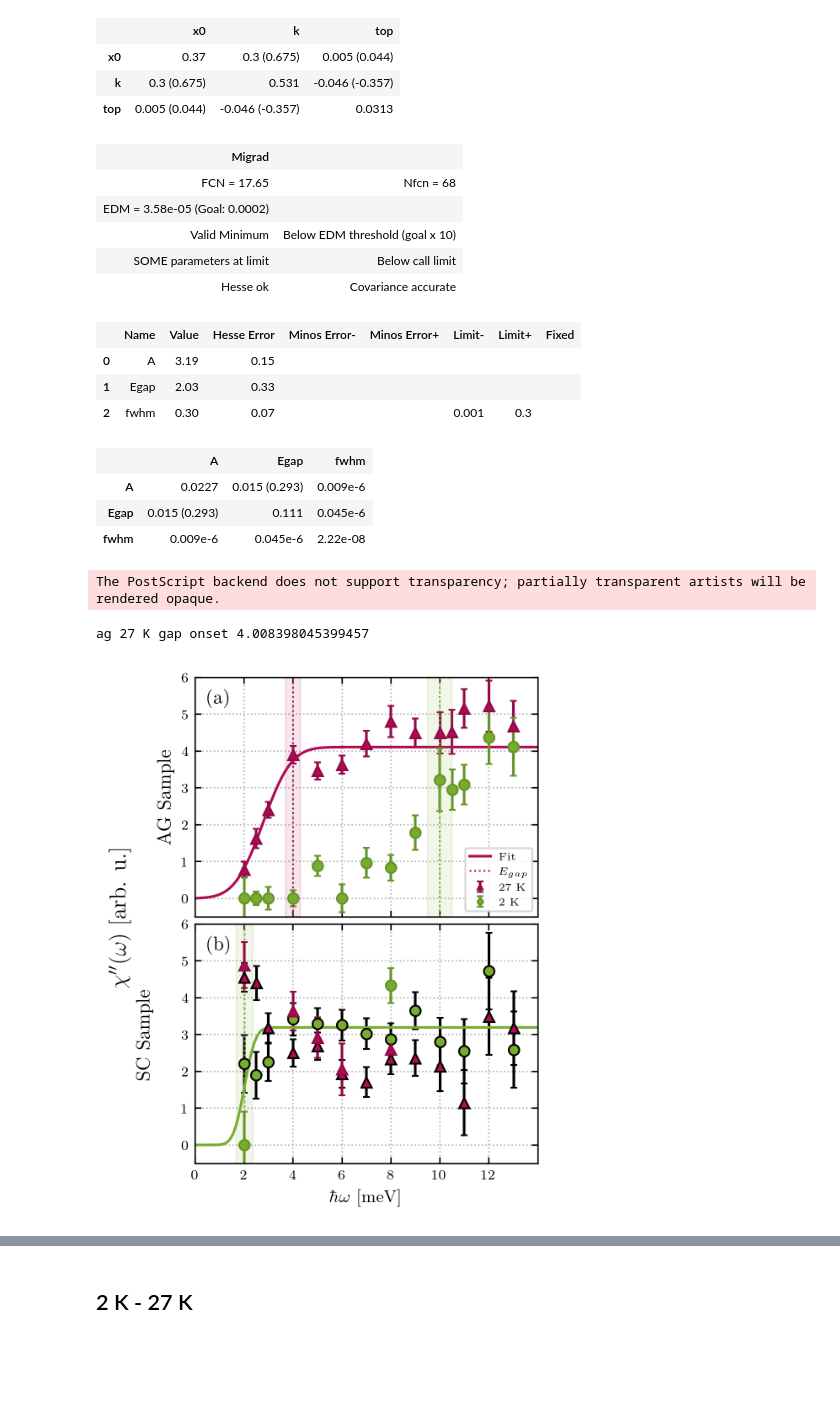
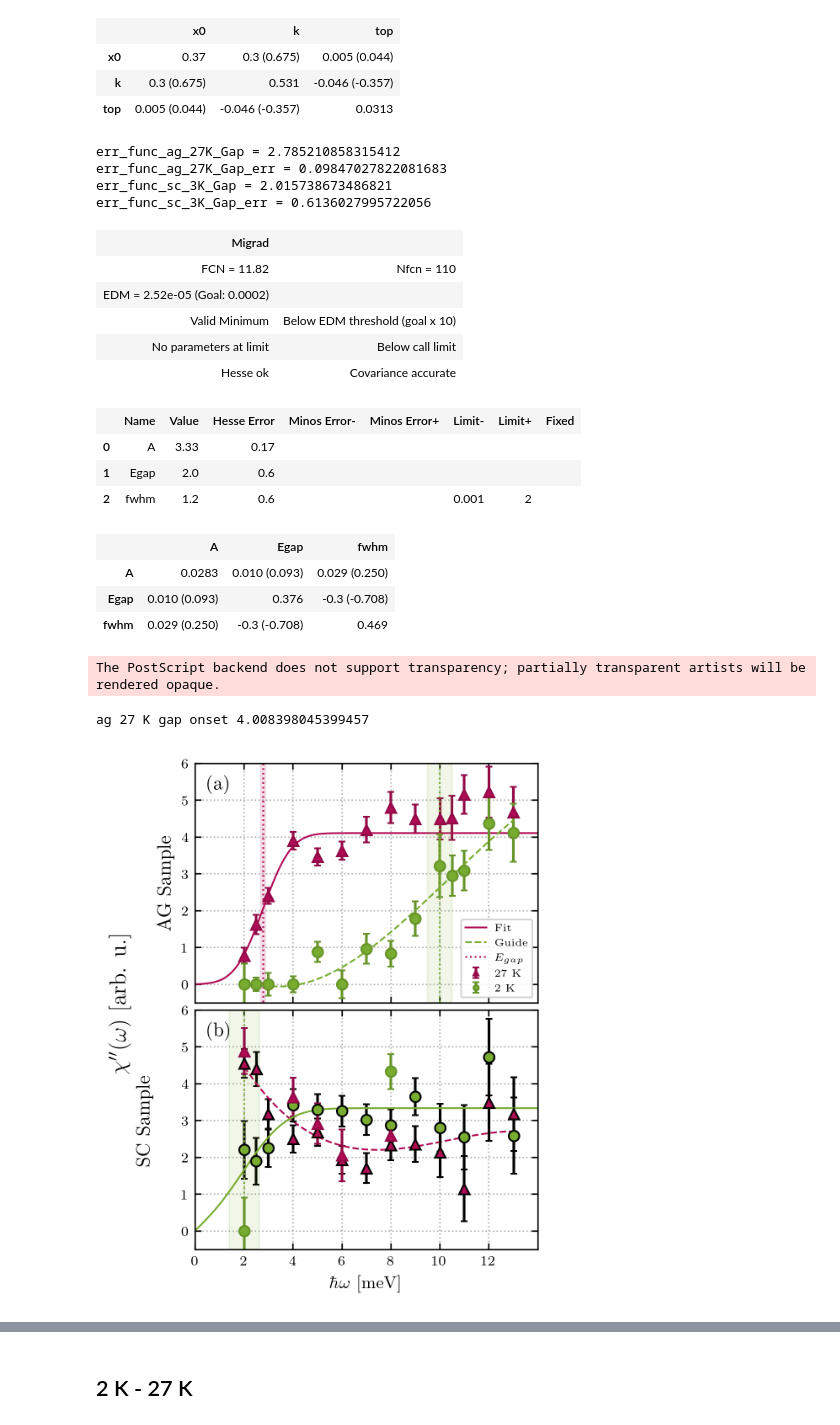
Before and after one commit to KristineKrighaar/NCCO_Article_Code, a Jupyter notebook: DataAnalysis_IN20_CHI.ipynb, the cells around one changed output, grey strips where cells are left out. Saved outputs shown, nothing was run; the diff lists cells and outputs as text; code cells hidden in the pictures; blank space fills up the shorter version.

Commit message:
Chi plots refitted and figures updated

```diff
--- a/DataAnalysis_IN20_CHI.ipynb
+++ b/DataAnalysis_IN20_CHI.ipynb
@@ -1373,28 +1452,37 @@ erfit_ag_27K = fit(EN_ag_27K, A_ag_27K, A_err_ag_27K, erf_model, errf_geuss_ag,
 
 errf_geuss_sc = {'Egap': 2, 'fwhm':0.2, 'A':3.2}
 #errf_fix = {'bottom':True}
-errf_lim_sc = {'fwhm':(0.001,0.3)}
+errf_lim_sc = {'fwhm':(0.001,2)}
 
 erfit_sc_3K = fit(EN_sc_p3_2K_all, sc_2K_all, sc_2K_err_all, erf_model, errf_geuss_sc, limits=errf_lim_sc)
 
+print('err_func_ag_27K_Gap =', erfit_ag_27K.values['Egap'])
+print('err_func_ag_27K_Gap_err =', erfit_ag_27K.errors['Egap'])
+
+print('err_func_sc_3K_Gap =', erfit_sc_3K.values['Egap'])
+print('err_func_sc_3K_Gap_err =', erfit_sc_3K.errors['Egap'])
 
 erfit_ag_27K.hesse()
 erfit_sc_3K.hesse()
 # %% [output]
+err_func_ag_27K_Gap = 2.785210858315412
+err_func_ag_27K_Gap_err = 0.09847027822081683
+err_func_sc_3K_Gap = 2.015738673486821
+err_func_sc_3K_Gap_err = 0.6136027995722056
 | Migrad |  |
-| FCN = 17.65 | Nfcn = 68 |
-| EDM = 3.58e-05 (Goal: 0.0002) |  |
+| FCN = 11.82 | Nfcn = 110 |
+| EDM = 2.52e-05 (Goal: 0.0002) |  |
 | Valid Minimum | Below EDM threshold (goal x 10) |
-| SOME parameters at limit | Below call limit |
+| No parameters at limit | Below call limit |
 | Hesse ok | Covariance accurate |
 |  | Name | Value | Hesse Error | Minos Error- | Minos Error+ | Limit- | Limit+ | Fixed |
-| 0 | A | 3.19 | 0.15 |  |  |  |  |  |
-| 1 | Egap | 2.03 | 0.33 |  |  |  |  |  |
-| 2 | fwhm | 0.30 | 0.07 |  |  | 0.001 | 0.3 |  |
+| 0 | A | 3.33 | 0.17 |  |  |  |  |  |
+| 1 | Egap | 2.0 | 0.6 |  |  |  |  |  |
+| 2 | fwhm | 1.2 | 0.6 |  |  | 0.001 | 2 |  |
 |  | A | Egap | fwhm |
-| A | 0.0227 | 0.015 (0.293) | 0.009e-6 |
-| Egap | 0.015 (0.293) | 0.111 | 0.045e-6 |
-| fwhm | 0.009e-6 | 0.045e-6 | 2.22e-08 |
+| A | 0.0283 | 0.010 (0.093) | 0.029 (0.250) |
+| Egap | 0.010 (0.093) | 0.376 | -0.3 (-0.708) |
+| fwhm | 0.029 (0.250) | -0.3 (-0.708) | 0.469 |
 # %%
 fig, ax = plt.subplots(2, 1, figsize=(3.5, 5))
 fig.subplots_adjust(hspace=0.03, wspace=0.05)
@@ -1405,26 +1493,23 @@ find_m = 0.04
 
 x_energy_ag_27K = np.linspace(min(EN_ag_27K),max(EN_ag_27K),100)
 
-x_energy_fit= np.linspace(0,14,100)
+x_energy_fit= np.linspace(0,14,200)
 
 ax[1].grid(linestyle='dotted')
 ax[0].errorbar(EN_ag_27K, np.asarray(A_ag_27K), capsize=2, yerr=np.asarray(A_err_ag_27K), fmt='^', label='27 K', color='#B00B55', ecolor='#910946', mew=1, markeredgecolor='#910946')
-#ax[0].plot(x_energy_ag_27K, HO(x_energy_ag_27K, *HO_fit_ag_27Kmm.values), '--', color='#B00B55', linewidth=1)
-#ax[0].plot(x_energy_ag_27K, HOmm(x_energy_ag_27K, *HO_fit_ag_27Kmm.values), '--', color='#B00B55', linewidth=1)
 
-ax[0].plot(x_energy_fit,  erf_model(x_energy_fit, erfit_ag_27K.values['A'],erfit_ag_27K.values['Egap'], erfit_ag_27K.values['fwhm']), '-', color='#B00B55', label='Fit')
-#ax[0].plot(x_energy_ag_27K, sigmoid(x_energy_ag_27K, guess_sigmoid_ag['x0'], guess_sigmoid_ag['k'], guess_sigmoid_ag['top']), '--', color="#ff00d4")
+ax[0].plot(x_energy_fit,  erf_model(x_energy_fit, erfit_ag_27K.values['A'],erfit_ag_27K.values['Egap'], erfit_ag_27K.values['fwhm']), '-', color='#B00B55', linewidth=1, label='Fit')
 
 #ax[0].plot(np.linspace(7,13,100), np.ones(100)*0.74493, '--', color='#B00B55', linewidth=1)
 
 ax[0].errorbar(EN_ag_2K, np.asarray(A_ag_2K), capsize=2, yerr=np.asarray(A_err_ag_2K), fmt='o', label='2 K', color='#77AC30', ecolor='#669428', mew=1, markeredgecolor='#669428')
-#ax[0].plot(x_energy_ag_2K, spliney_A_ag_2K*10**(3), '--', color='#77AC30', linewidth=1)
+ax[0].plot(x_energy_ag_2K, spliney_A_ag_2K, '--', color='#77AC30', linewidth=1, label='Guide')
 ax[0].grid(linestyle='dotted')
 ax[0].set_xticks([2, 4, 6, 8, 10, 12])
 #ax[0].set_yticks([0, 0.25, 0.5, 0.75, 1.0])
 ax[0].text(0.5, 5.3, r"(a)", fontsize=11, color="black")
-ax[0].plot(np.ones(100)*x_cross_ag, np.linspace(-1, 6, 100), linestyle='dotted', color='#B00B55', linewidth=1, label='$E_{gap}$')
-ax[0].fill_betweenx(y=[-0.5, 6], x1=x_cross_ag-x_cross_ag_err, x2=x_cross_ag+x_cross_ag_err,
+ax[0].plot(np.ones(100)*erfit_ag_27K.values['Egap'], np.linspace(-1, 6, 100), linestyle='dotted', color='#B00B55', linewidth=1, label='$E_{gap}$')
+ax[0].fill_betweenx(y=[-0.5, 6], x1=erfit_ag_27K.values['Egap']-erfit_ag_27K.errors['Egap'], x2=erfit_ag_27K.values['Egap']+erfit_ag_27K.errors['Egap'],
                  color="#B00B55", alpha=0.1, zorder=2)
 
 ax[0].plot(np.ones(100)*10, np.linspace(-1, 6, 100), linestyle='dotted', color='#77AC30', linewidth=1)
@@ -1437,7 +1522,7 @@ ax[0].legend(fontsize=6, markerscale=0.5, loc='lower right')
 #ax[0].axvspan(0, 0.4, color='grey', alpha=0.3)  # Slightly transparent grey box
 
 ax[1].errorbar(EN_sc_p3_27K, np.asarray(sc_p3_area_27K), capsize=2, yerr=np.asarray(sc_p3_area_err_27K), fmt='^', color='#B00B55', ecolor='k', mew=1, markeredgecolor='k')
-#ax[1].plot(x_energy_sc_27K, spliney_A_sc_27K*10**(3), '--', color='#B00B55', linewidth=1)
+ax[1].plot(x_energy_sc_27K, spliney_A_sc_27K, '--', color='#B00B55', linewidth=1)
 
 
 ax[1].errorbar(EN_sc_p3_2K, np.asarray(sc_p3_area_2K), capsize=2, yerr=np.asarray(sc_p3_area_err_2K), fmt='o', color='#77AC30', ecolor='k', mew=1, markeredgecolor='k')
@@ -1448,35 +1533,35 @@ ax[1].fill_betweenx(y=[-1, 6], x1=erfit_sc_3K.values['Egap']-erfit_sc_3K.errors[
 
 ax[1].errorbar(EN_sc_27K, np.asarray(A_sc_27K), yerr=np.asarray(A_err_sc_27K), capsize=2, fmt='^', markerfacecolor='#B00B55', ecolor='#910946', mew=1, markeredgecolor='#910946')
 ax[1].errorbar(EN_sc_2K, np.asarray(A_sc_2K), yerr=np.asarray(A_err_sc_2K), capsize=2, fmt='o', markerfacecolor='#77AC30',  ecolor='#669428', mew=1, markeredgecolor='#669428')
 
-ax[1].plot(x_energy_fit, erf_model(x_energy_fit, *erfit_sc_3K.values), '-', color='#77AC30', label='Fit')
+ax[1].plot(x_energy_fit, erf_model(x_energy_fit, *erfit_sc_3K.values), '-', color='#77AC30', linewidth=1, label='Fit')
 #ax[1].plot(x_energy_ag_27K, sigmoid(x_energy_ag_27K, guess_sigmoid_sc['x0'], guess_sigmoid_sc['k'], guess_sigmoid_sc['top']), '--', color="#ff00d4")
 
 
 #ax[1].axvspan(0, 0.4, color='grey', alpha=0.3, label='FWHM IN20')
 ax[1].text(0.5, 5.3, r"(b)", fontsize=11, color="black")
 ax[1].grid(linestyle='dotted')
 ax[1].set_xticks([0, 2, 4, 6, 8, 10, 12])
 ax[0].set_xticklabels([])
 
 ax[0].set_ylabel('AG Sample', fontsize=11)
 ax[1].text(-2.4, 3, r'SC Sample', va='center', rotation='vertical', fontsize=11)
 #ax[1].legend(fontsize=6, markerscale=0.5)
 ax[0].set_ylim(-0.5,6)
 ax[1].set_ylim(-0.5,6)
 ax[1].set_xlim(0, 14)
 ax[0].set_xlim(0, 14)
 ax[1].set_xlabel('$\hbar \omega$ [meV]')
 fig.text(-0.07, 0.5, '$\\chi^{\\prime\\prime}(\\omega)$ [arb. u.]', va='center', rotation='vertical', fontsize=13)
 
 plt.savefig('Figures_eps/IN20/E_dependence_CHI.eps', format='eps', bbox_inches='tight')
 plt.savefig('Figures_png/IN20/E_dependence_CHI.png', format='png', bbox_inches='tight')
 
 print('ag 27 K gap onset', sigmoid_fit_ag_mm.values['x0']+2/sigmoid_fit_ag_mm.values['k'])
 # %% [output]
 The PostScript backend does not support transparency; partially transparent artists will be rendered opaque.
 ag 27 K gap onset 4.008398045399457
-[figure, old version]
+[figure, new version]
 # %%
 fig, ax = plt.subplots(2, 1,figsize=(3.5, 5))
 fig.subplots_adjust(hspace=0.03, wspace=0.05)
```
Also changed, not shown: parts of 8 cells of this notebook.
